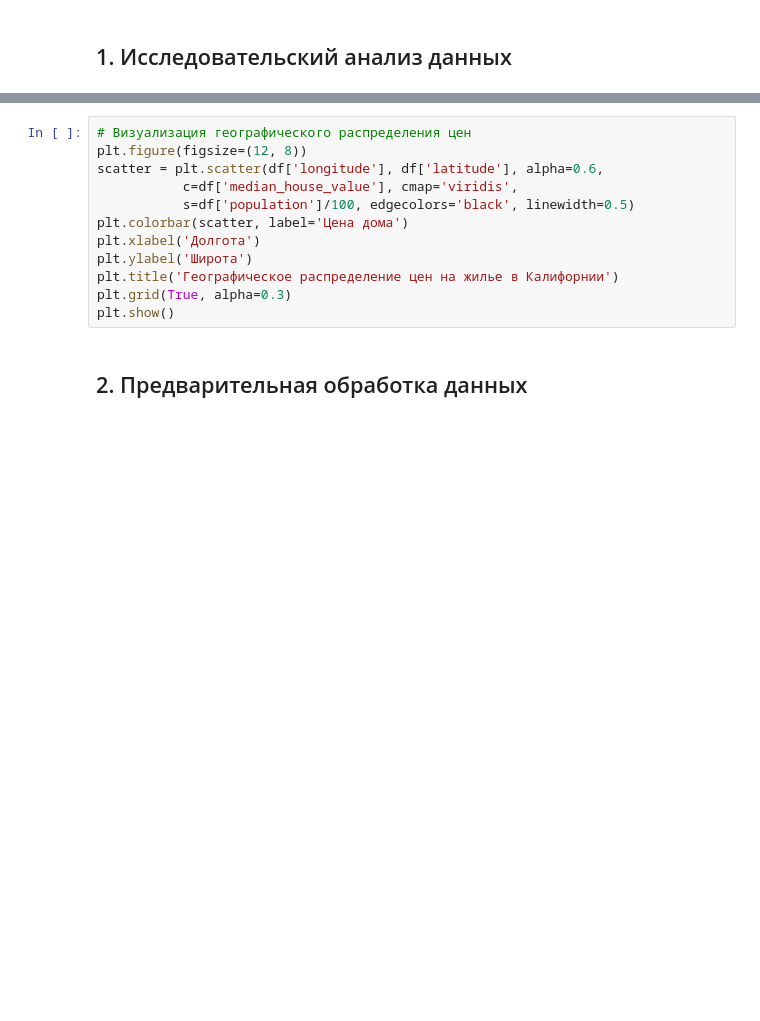
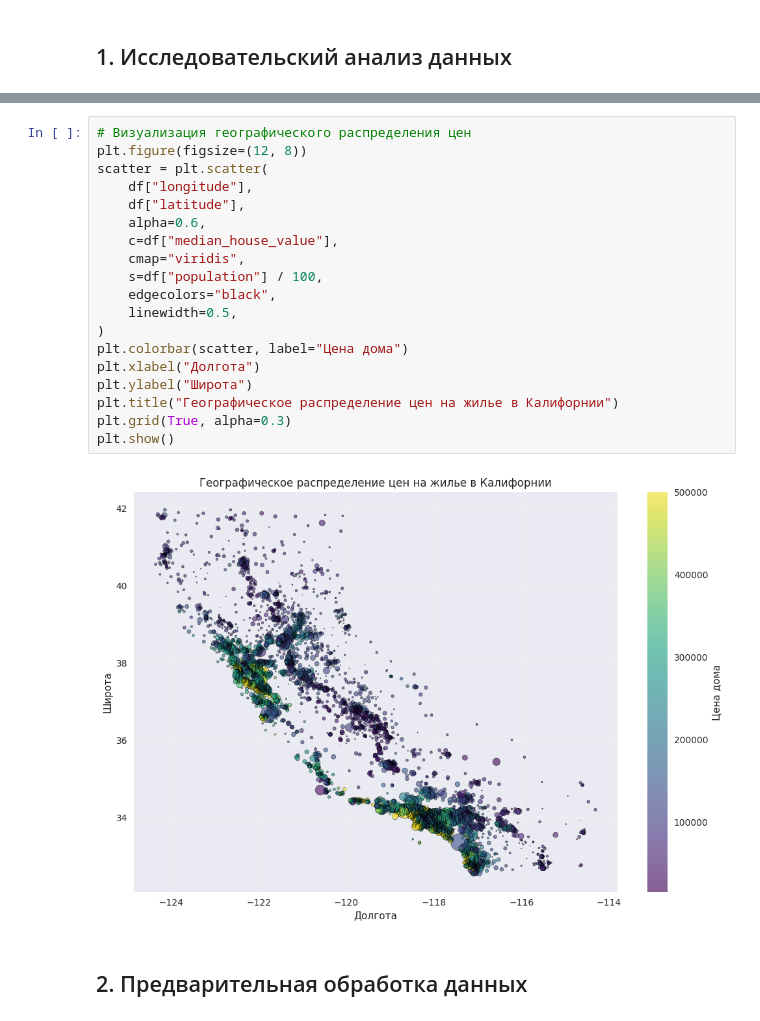
Before and after one commit to S1riyS/AIS, a Jupyter notebook: lab3/analysis.ipynb, the cells around one changed output, grey strips where cells are left out. Cells and saved outputs as stored; diff of their text form; blank space fills up the shorter version.

```diff
--- a/lab3/analysis.ipynb
+++ b/lab3/analysis.ipynb
@@ -73,15 +92,24 @@ plt.show()
 # %%
 # Визуализация географического распределения цен
 plt.figure(figsize=(12, 8))
-scatter = plt.scatter(df['longitude'], df['latitude'], alpha=0.6,
-           c=df['median_house_value'], cmap='viridis',
-           s=df['population']/100, edgecolors='black', linewidth=0.5)
-plt.colorbar(scatter, label='Цена дома')
-plt.xlabel('Долгота')
-plt.ylabel('Широта')
-plt.title('Географическое распределение цен на жилье в Калифорнии')
+scatter = plt.scatter(
+    df["longitude"],
+    df["latitude"],
+    alpha=0.6,
+    c=df["median_house_value"],
+    cmap="viridis",
+    s=df["population"] / 100,
+    edgecolors="black",
+    linewidth=0.5,
+)
+plt.colorbar(scatter, label="Цена дома")
+plt.xlabel("Долгота")
+plt.ylabel("Широта")
+plt.title("Географическое распределение цен на жилье в Калифорнии")
 plt.grid(True, alpha=0.3)
 plt.show()
+# %% [output]
+[figure, added]
 # %% [markdown]
 ## 2. Предварительная обработка данных
 # %%
```
Also changed, not shown: parts of 23 cells of this notebook.
